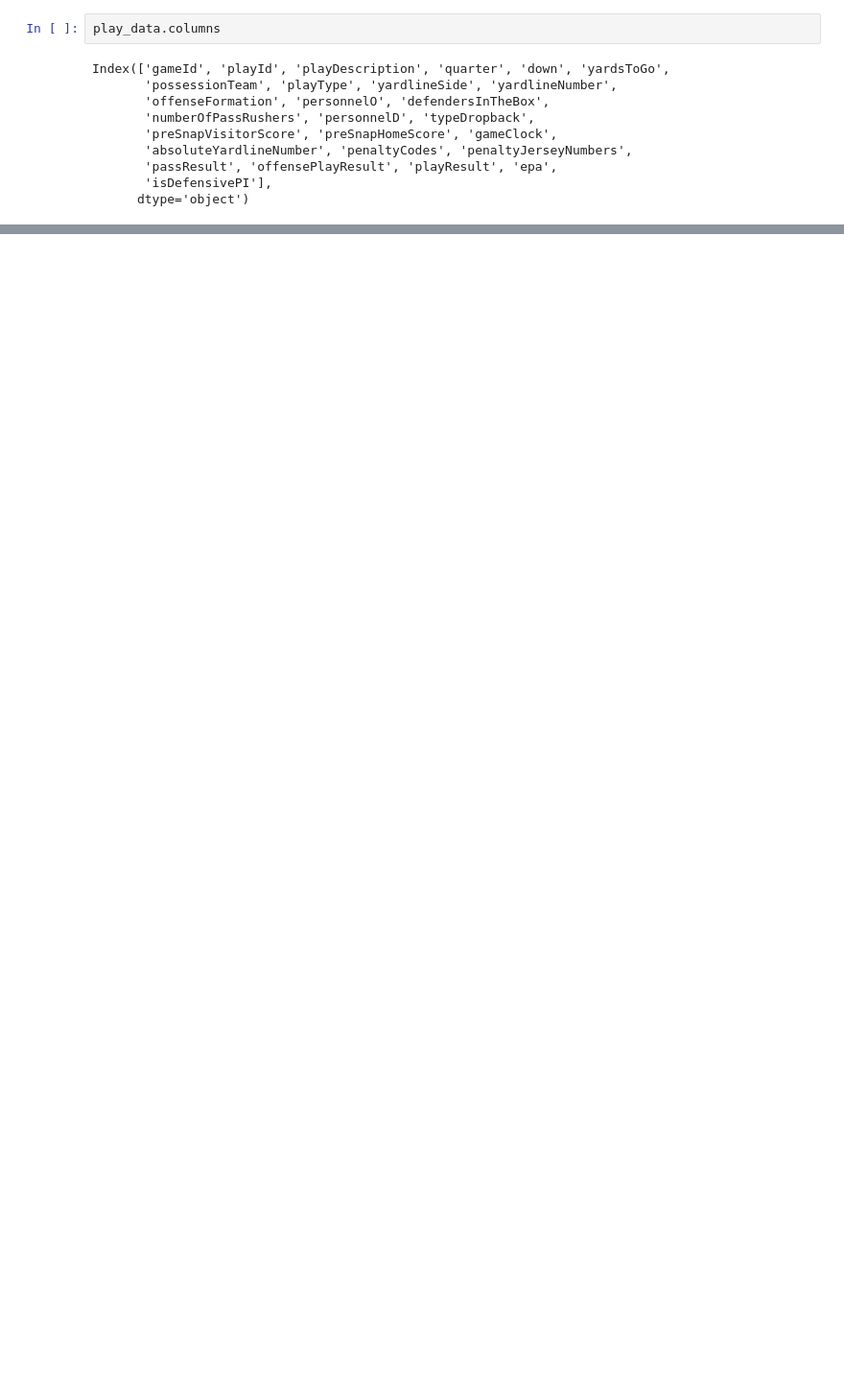
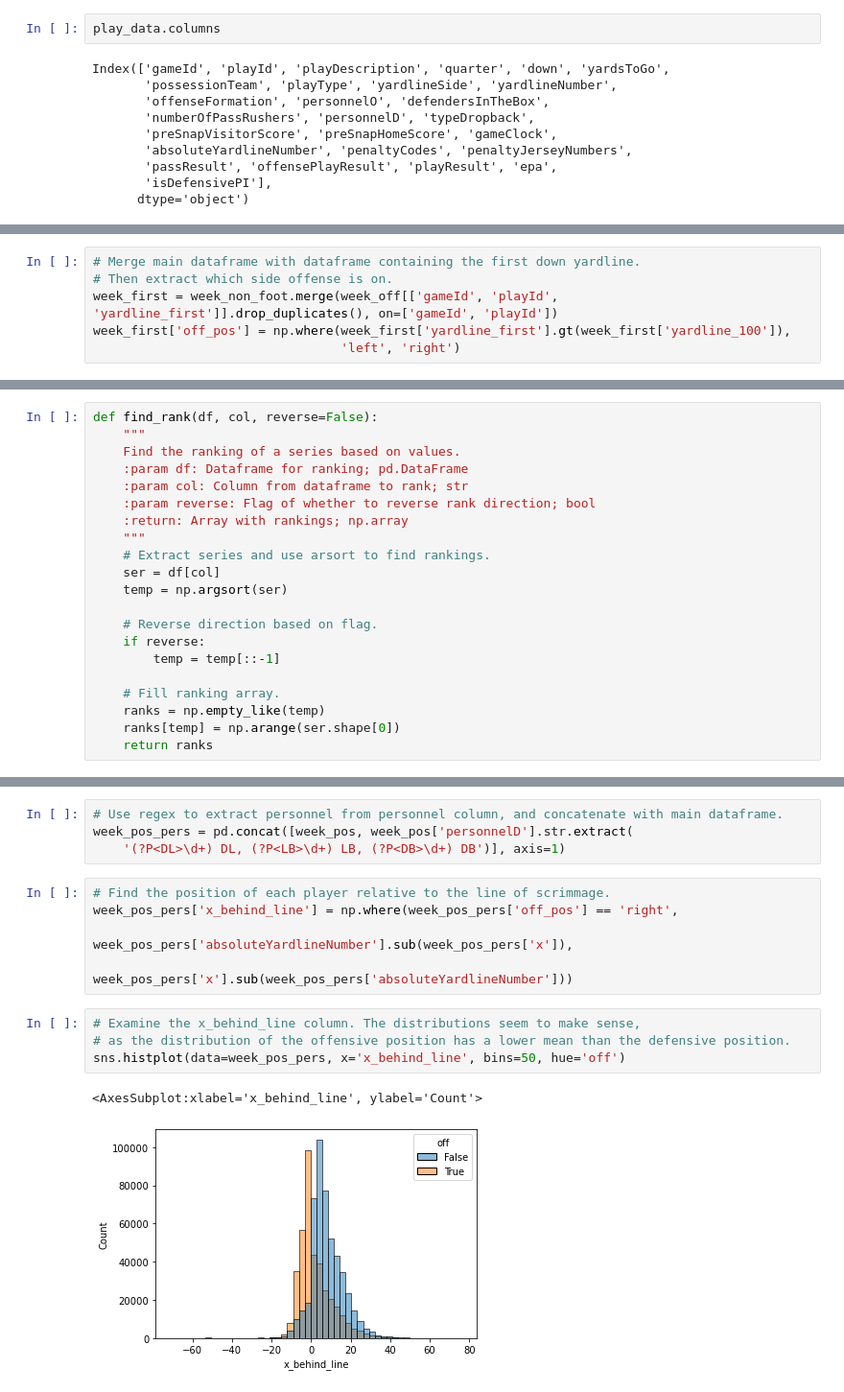
Before and after one commit to andrewbakert/NFL_Pass_Pred, a Jupyter notebook: def_pred.ipynb, the cells around one changed output, grey strips where cells are left out. Shown at 96% size. Drawn from its saved outputs; the diff is of its cells as text; blank space fills up the shorter version.

Commit message:
Modify defensive analysis

```diff
--- a/def_pred.ipynb
+++ b/def_pred.ipynb
@@ -310,0 +210,6 @@ array([[[-1, -1],
+# %%
+# Merge main dataframe with dataframe containing the first down yardline.
+# Then extract which side offense is on.
+week_first = week_non_foot.merge(week_off[['gameId', 'playId', 'yardline_first']].drop_duplicates(), on=['gameId', 'playId'])
+week_first['off_pos'] = np.where(week_first['yardline_first'].gt(week_first['yardline_100']),
+                                 'left', 'right')
@@ -310,0 +223,21 @@ array([[[-1, -1],
+# %%
+def find_rank(df, col, reverse=False):
+    """
+    Find the ranking of a series based on values.
+    :param df: Dataframe for ranking; pd.DataFrame
+    :param col: Column from dataframe to rank; str
+    :param reverse: Flag of whether to reverse rank direction; bool
+    :return: Array with rankings; np.array
+    """
+    # Extract series and use arsort to find rankings.
+    ser = df[col]
+    temp = np.argsort(ser)
+
+    # Reverse direction based on flag.
+    if reverse:
+        temp = temp[::-1]
+
+    # Fill ranking array.
+    ranks = np.empty_like(temp)
+    ranks[temp] = np.arange(ser.shape[0])
+    return ranks
@@ -310,0 +268,16 @@ array([[[-1, -1],
+# %%
+# Use regex to extract personnel from personnel column, and concatenate with main dataframe.
+week_pos_pers = pd.concat([week_pos, week_pos['personnelD'].str.extract(
+    '(?P<DL>\d+) DL, (?P<LB>\d+) LB, (?P<DB>\d+) DB')], axis=1)
+# %%
+# Find the position of each player relative to the line of scrimmage.
+week_pos_pers['x_behind_line'] = np.where(week_pos_pers['off_pos'] == 'right',
+                                     week_pos_pers['absoluteYardlineNumber'].sub(week_pos_pers['x']),
+                                     week_pos_pers['x'].sub(week_pos_pers['absoluteYardlineNumber']))
+# %%
+# Examine the x_behind_line column. The distributions seem to make sense,
+# as the distribution of the offensive position has a lower mean than the defensive position.
+sns.histplot(data=week_pos_pers, x='x_behind_line', bins=50, hue='off')
+# %% [output]
+<AxesSubplot:xlabel='x_behind_line', ylabel='Count'>
+[figure, added]
```
Also changed, not shown: parts of 98 cells of this notebook.
